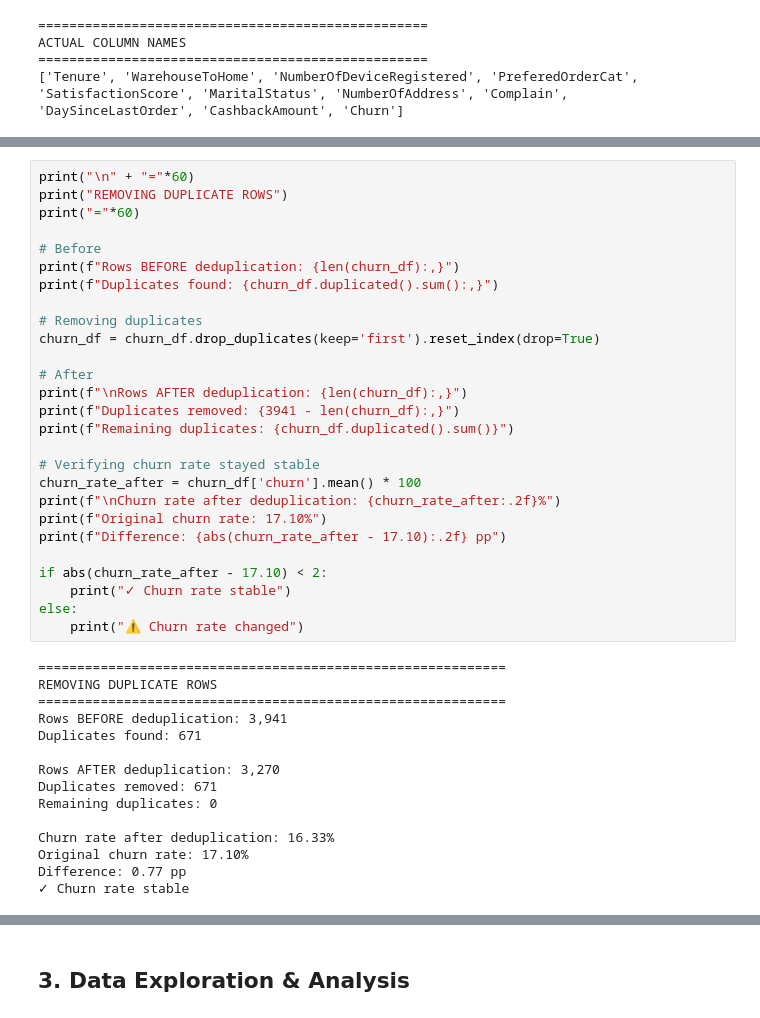
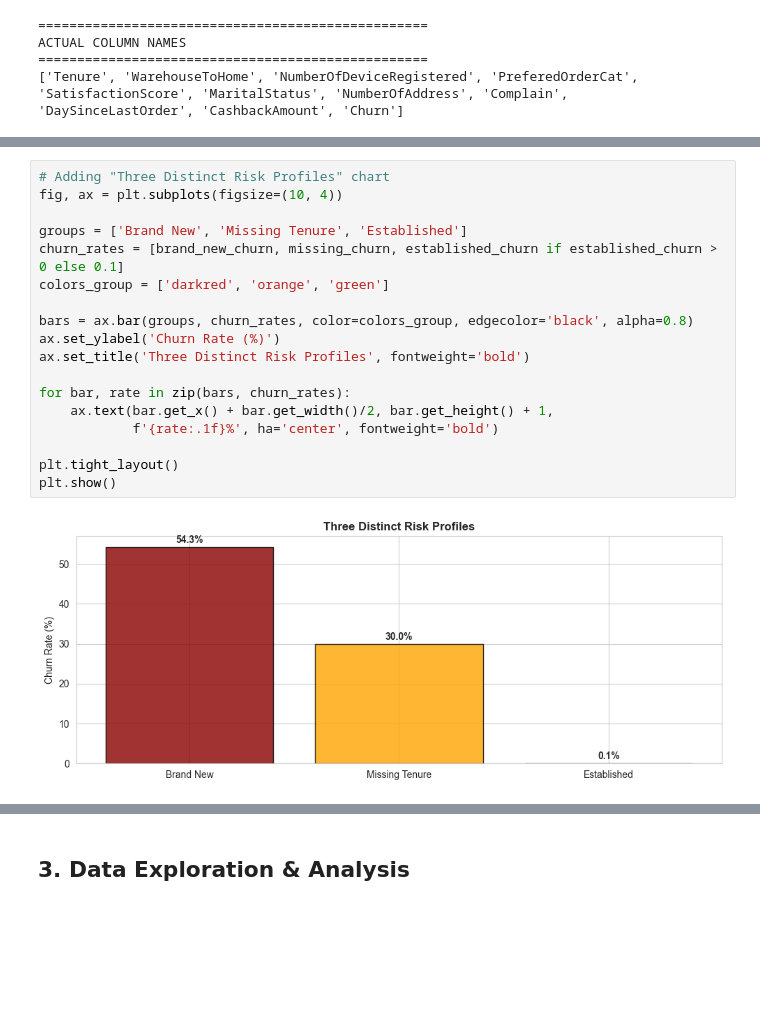
Before and after one commit to Balaclavitty/ecommerce-churn-prediction, a Jupyter notebook: notebooks/01_eda.ipynb, the cells around one changed output, grey strips where cells are left out. Saved outputs shown, nothing was run; the diff lists cells and outputs as text; blank space fills up the shorter version.

```diff
--- a/notebooks/01_eda.ipynb
+++ b/notebooks/01_eda.ipynb
@@ -649,42 +813,20 @@ Relative difference: 0.0%
-# %%
-print("\n" + "="*60)
-print("REMOVING DUPLICATE ROWS")
-print("="*60)
-
-# Before
-print(f"Rows BEFORE deduplication: {len(churn_df):,}")
-print(f"Duplicates found: {churn_df.duplicated().sum():,}")
-
-# Removing duplicates
-churn_df = churn_df.drop_duplicates(keep='first').reset_index(drop=True)
-
-# After
-print(f"\nRows AFTER deduplication: {len(churn_df):,}")
-print(f"Duplicates removed: {3941 - len(churn_df):,}")
-print(f"Remaining duplicates: {churn_df.duplicated().sum()}")
-
-# Verifying churn rate stayed stable
-churn_rate_after = churn_df['churn'].mean() * 100
-print(f"\nChurn rate after deduplication: {churn_rate_after:.2f}%")
-print(f"Original churn rate: 17.10%")
-print(f"Difference: {abs(churn_rate_after - 17.10):.2f} pp")
-
-if abs(churn_rate_after - 17.10) < 2:
-    print("✓ Churn rate stable")
-else:
-    print("⚠️ Churn rate changed")
-# %% [output]
-============================================================
-REMOVING DUPLICATE ROWS
-============================================================
-Rows BEFORE deduplication: 3,941
-Duplicates found: 671
-
-Rows AFTER deduplication: 3,270
-Duplicates removed: 671
-Remaining duplicates: 0
-
-Churn rate after deduplication: 16.33%
-Original churn rate: 17.10%
-Difference: 0.77 pp
-✓ Churn rate stable
+# %%
+# Adding "Three Distinct Risk Profiles" chart
+fig, ax = plt.subplots(figsize=(10, 4))
+
+groups = ['Brand New', 'Missing Tenure', 'Established']
+churn_rates = [brand_new_churn, missing_churn, established_churn if established_churn > 0 else 0.1]
+colors_group = ['darkred', 'orange', 'green']
+
+bars = ax.bar(groups, churn_rates, color=colors_group, edgecolor='black', alpha=0.8)
+ax.set_ylabel('Churn Rate (%)')
+ax.set_title('Three Distinct Risk Profiles', fontweight='bold')
+
+for bar, rate in zip(bars, churn_rates):
+    ax.text(bar.get_x() + bar.get_width()/2, bar.get_height() + 1,
+            f'{rate:.1f}%', ha='center', fontweight='bold')
+
+plt.tight_layout()
+plt.show()
+# %% [output]
+[figure, added]
```
Also changed, not shown: parts of 49 cells of this notebook, 35 other files.
